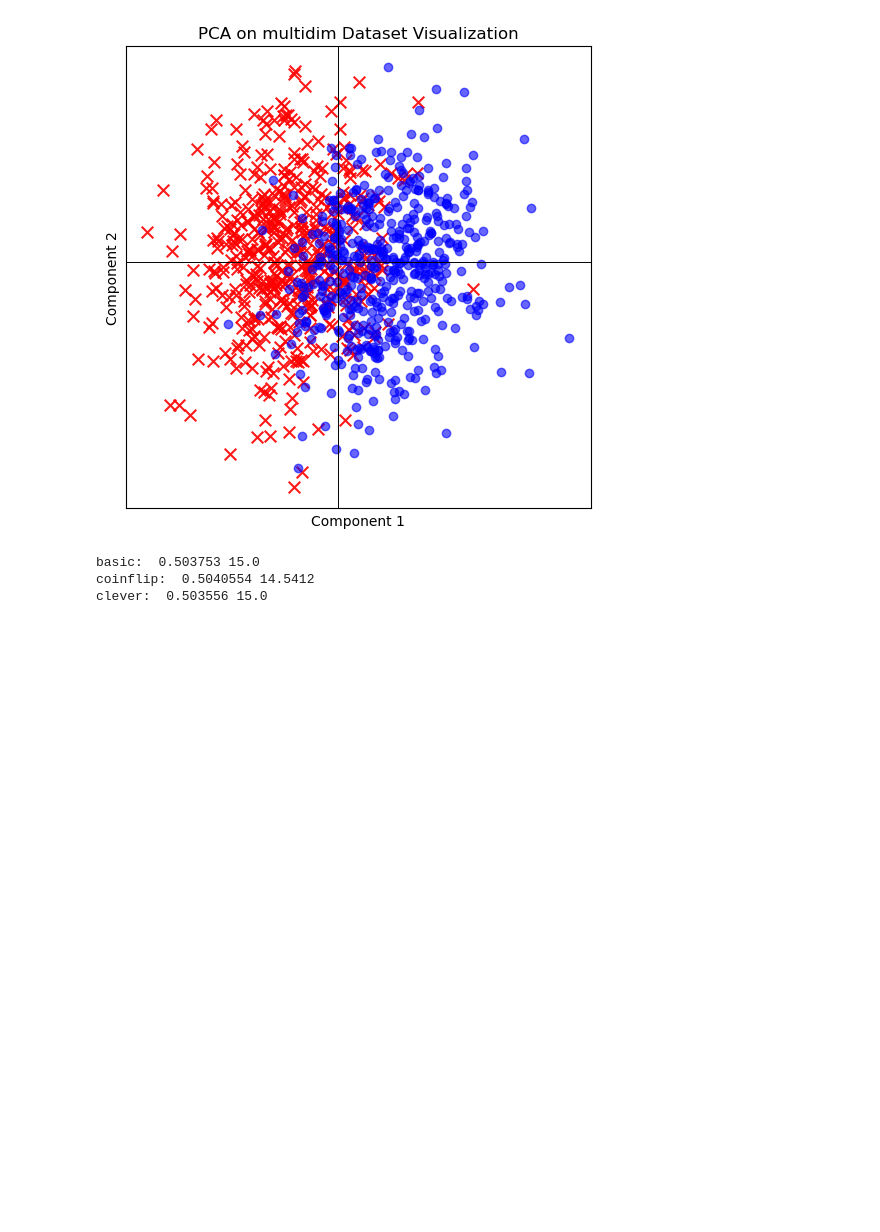
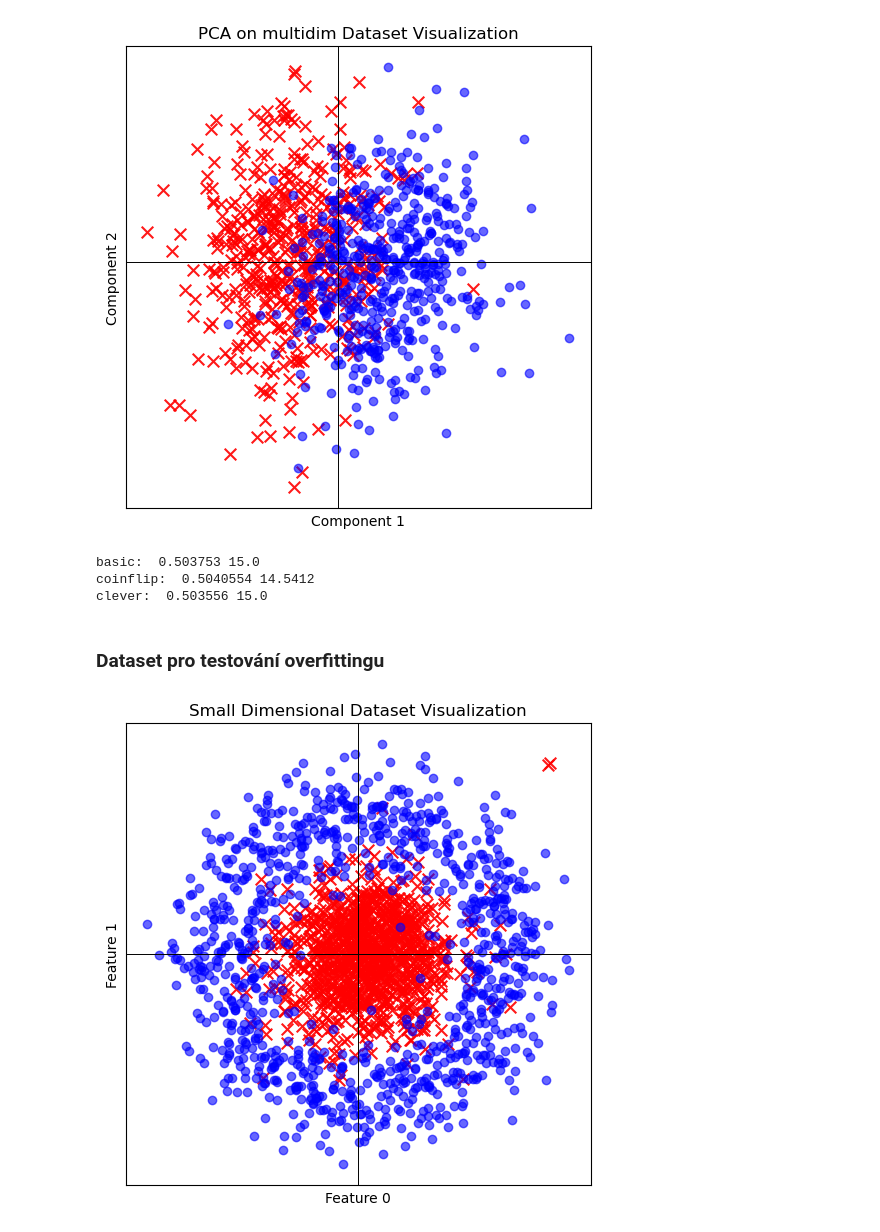
Before and after one commit to jsvobo/evo_sem, a Jupyter notebook: tree_testing.ipynb, the cells around one changed output. Saved outputs shown, nothing was run; the diff lists cells and outputs as text; code cells hidden in the pictures; blank space fills up the shorter version.

```diff
--- a/tree_testing.ipynb
+++ b/tree_testing.ipynb
@@ -105,3 +105,10 @@ print("clever: ", np.mean(np.array(accs)), np.mean(np.array(sizes)))
 basic:  0.503753 15.0
 coinflip:  0.5040554 14.5412
 clever:  0.503556 15.0
+# %% [markdown]
+### Dataset pro testování overfittingu
+# %%
+dataset_dict = generate_small_dataset(n_samples=2000,random_seed=1101)
+visualize_small_dataset(dataset_dict["data"], dataset_dict["labels"])
+# %% [output]
+[figure, added]
```
Also changed, not shown: 3 other files.
